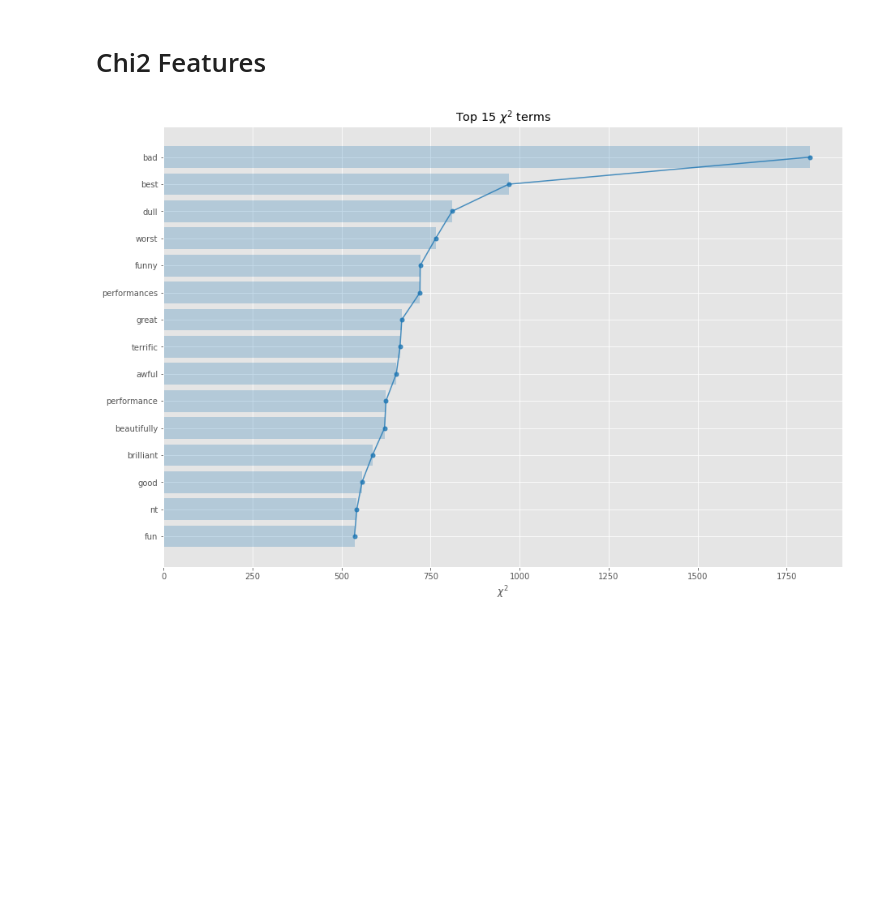
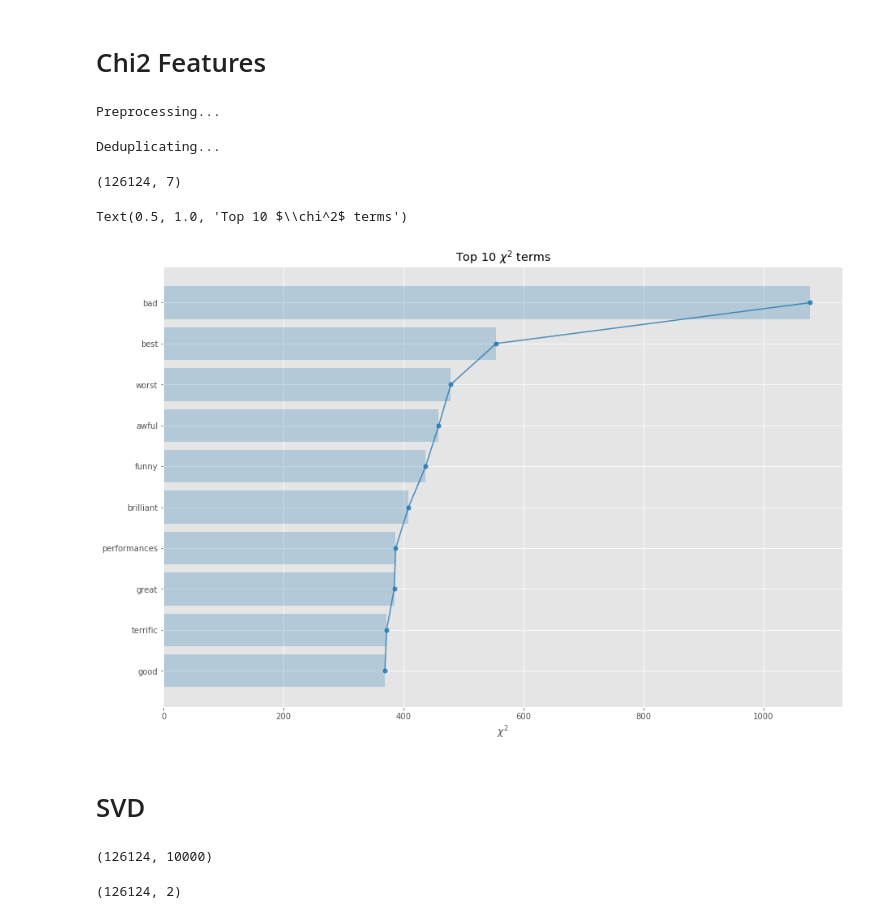
Before and after one commit to oaarnikoivu/dme-sentiment, a Jupyter notebook: EDA.ipynb, the cells around one changed output. Drawn from its saved outputs; the diff is of its cells as text; code cells hidden in the pictures; blank space fills up the shorter version.

```diff
--- a/EDA.ipynb
+++ b/EDA.ipynb
@@ -308,6 +310,13 @@ plt.savefig('kde')
 # %% [markdown]
 # Chi2 Features
 # %%
-train, _, _ = DataLoader().create_dataframe(preprocess=True, split=True, remove_duplicates=True)
+train, validate, _ = DataLoader().create_dataframe(preprocess=True, split=True, remove_duplicates=True)
+# %% [output]
+Preprocessing...
+Deduplicating...
+# %%
+train.shape
+# %% [output]
+(126124, 7)
 # %%
 X_train, y_train = train['phrase_clean'], train['label_id']
@@ -316,23 +326,29 @@ tfidf_vect = TfidfVectorizer(analyzer='word',
                              max_features=10000,
                              use_idf=True,
                              ngram_range=(1,3))
+# %%
+vect = tfidf_vect.fit(X_train)
+X_train_tfidf = vect.transform(X_train)
+X_val_tfidf = vect.transform(X_val)
 # %%
-X_train_tfidf = tfidf_vect.fit_transform(X_train)
 chi2score = chi2(X_train_tfidf, y_train)[0]
 # %%
 plt.figure(figsize=(15,10))
 wscores = zip(tfidf_vect.get_feature_names(), chi2score)
 wchi2 = sorted(wscores, key=lambda x:x[1])
-topchi2 = list(zip(*wchi2[-15:]))
+topchi2 = list(zip(*wchi2[-10:]))
 x = range(len(topchi2[1]))
 labels = topchi2[0]
 plt.barh(x,topchi2[1], align='center', alpha=0.25)
 plt.plot(topchi2[1], x, '-o', markersize=5, alpha=0.8)
 plt.yticks(x, labels)
 plt.xlabel('$\chi^2$')
 
-plt.title('Top 15 $\chi^2$ terms')
+plt.title('Top 10 $\chi^2$ terms')
 
-plt.savefig('x2', dpi=300)
+#plt.savefig('x2', dpi=300)
 # %% [output]
+Text(0.5, 1.0, 'Top 10 $\\chi^2$ terms')
-[figure, old version]
+[figure, new version]
+# %% [markdown]
+# SVD
@@ -338,0 +358,4 @@ plt.savefig('x2', dpi=300)
+# %%
+X_train_tfidf.shape
+# %% [output]
+(126124, 10000)
@@ -338,0 +365,4 @@ plt.savefig('x2', dpi=300)
+# %%
+X_svd.shape
+# %% [output]
+(126124, 2)
```
Also changed, not shown: parts of 46 cells of this notebook, 3 other files.
